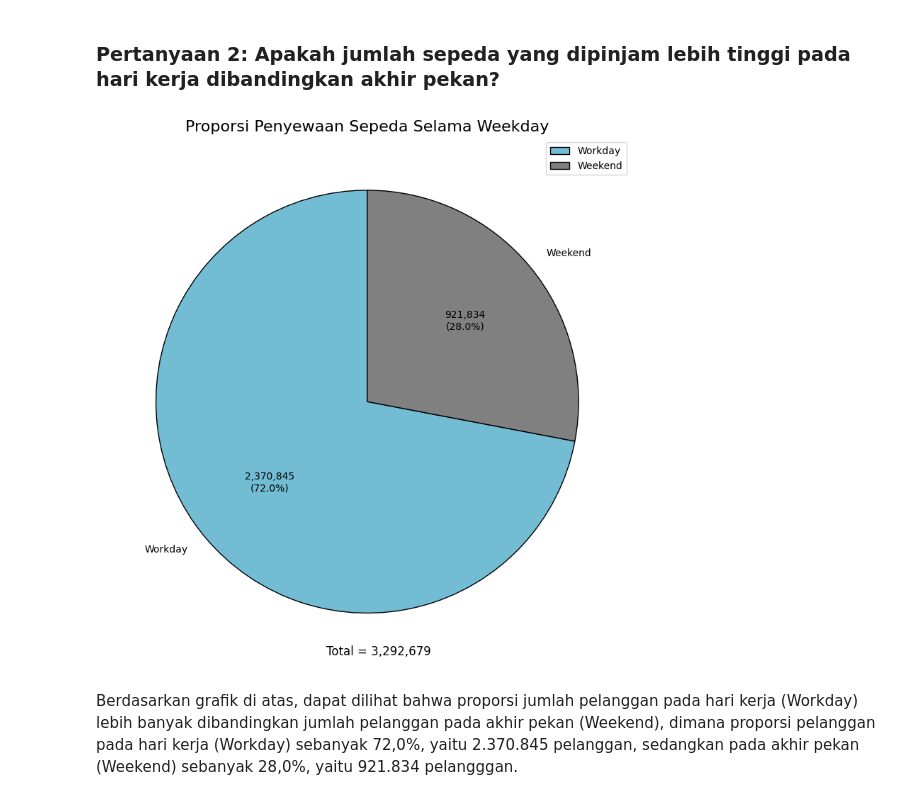
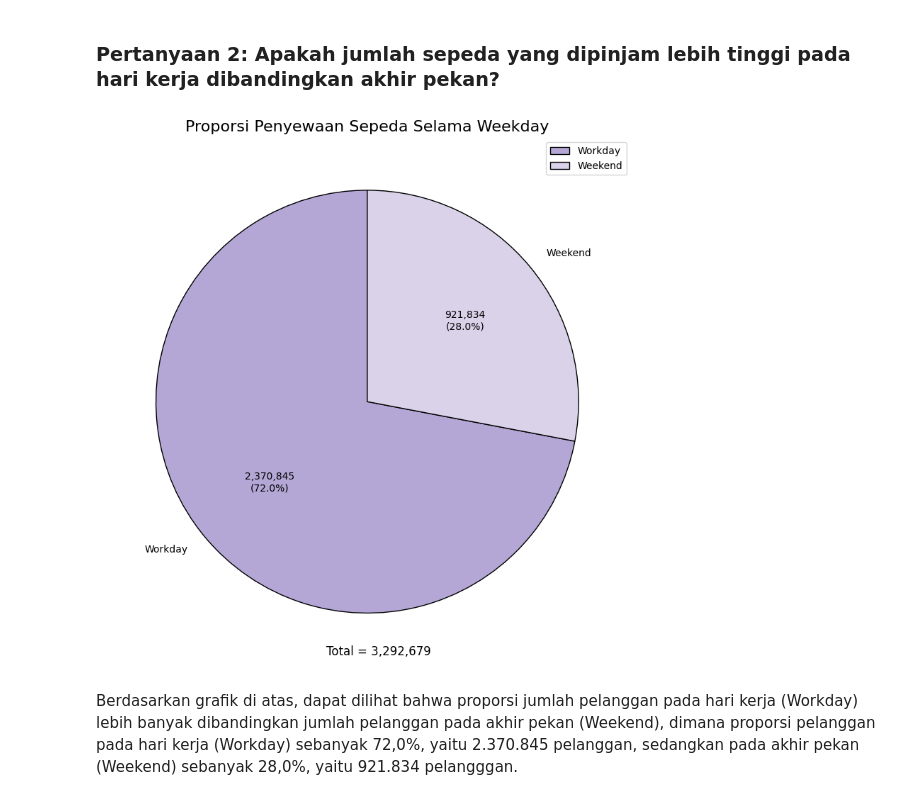
Before and after one commit to Nauviii/first_project_DataAnalayst, a Jupyter notebook: Notebook.ipynb, the cells around one changed output. Saved outputs shown, nothing was run; the diff lists cells and outputs as text; code cells hidden in the pictures.

```diff
--- a/Notebook.ipynb
+++ b/Notebook.ipynb
@@ -610,34 +610,34 @@ Dari grafik di atas, kita mengetahui bahwa kondisi cuaca yang memiliki nilai rat
 # %%
 # Hubungan antara working day dengan jumlah pelanggan
 weekday_sales = bike_day_df.groupby("day_type").cnt.sum().sort_values(ascending=False).reset_index()
 labels = ["Workday", "Weekend"]
 
 # Fungsi untuk menampilkan nilai dan persentase
 def values(pct, all_values):
     absolute = int(round(pct / 100. * sum(all_values)))
     return f"{absolute:,}\n({pct:.1f}%)"
 
-colors = ["#72BCD4", "gray"]
+colors = ["#b4a7d6","#d9d2e9"]
 
 # Membuat pie chart
 plt.figure(figsize=(8, 8))
 plt.pie(
     weekday_sales["cnt"],
     labels=weekday_sales["day_type"],
     autopct=lambda pct: values(pct, weekday_sales["cnt"]),
     startangle=90,
     colors=colors,
     wedgeprops={"edgecolor": "black"}
 )
 
 # Menambahkan elemen pada plot
 plt.title("Proporsi Penyewaan Sepeda Selama Weekday", fontsize=16)
 plt.legend(labels, loc='best')
 plt.tight_layout()
 plt.text(0.3, -1.2, f'Total = {weekday_sales["cnt"].sum():,}', fontsize=12, ha='right')
 plt.show()
 # %% [output]
-[figure, old version]
+[figure, new version]
 # %% [markdown]
 Berdasarkan grafik di atas, dapat dilihat bahwa proporsi jumlah pelanggan pada hari kerja (Workday) lebih banyak dibandingkan jumlah pelanggan pada akhir pekan (Weekend), dimana proporsi pelanggan pada hari kerja (Workday) sebanyak 72,0%, yaitu 2.370.845 pelanggan, sedangkan pada akhir pekan (Weekend) sebanyak 28,0%, yaitu 921.834 pelangggan.
 # %% [markdown]
```
Also changed, not shown: parts of 7 cells of this notebook.
